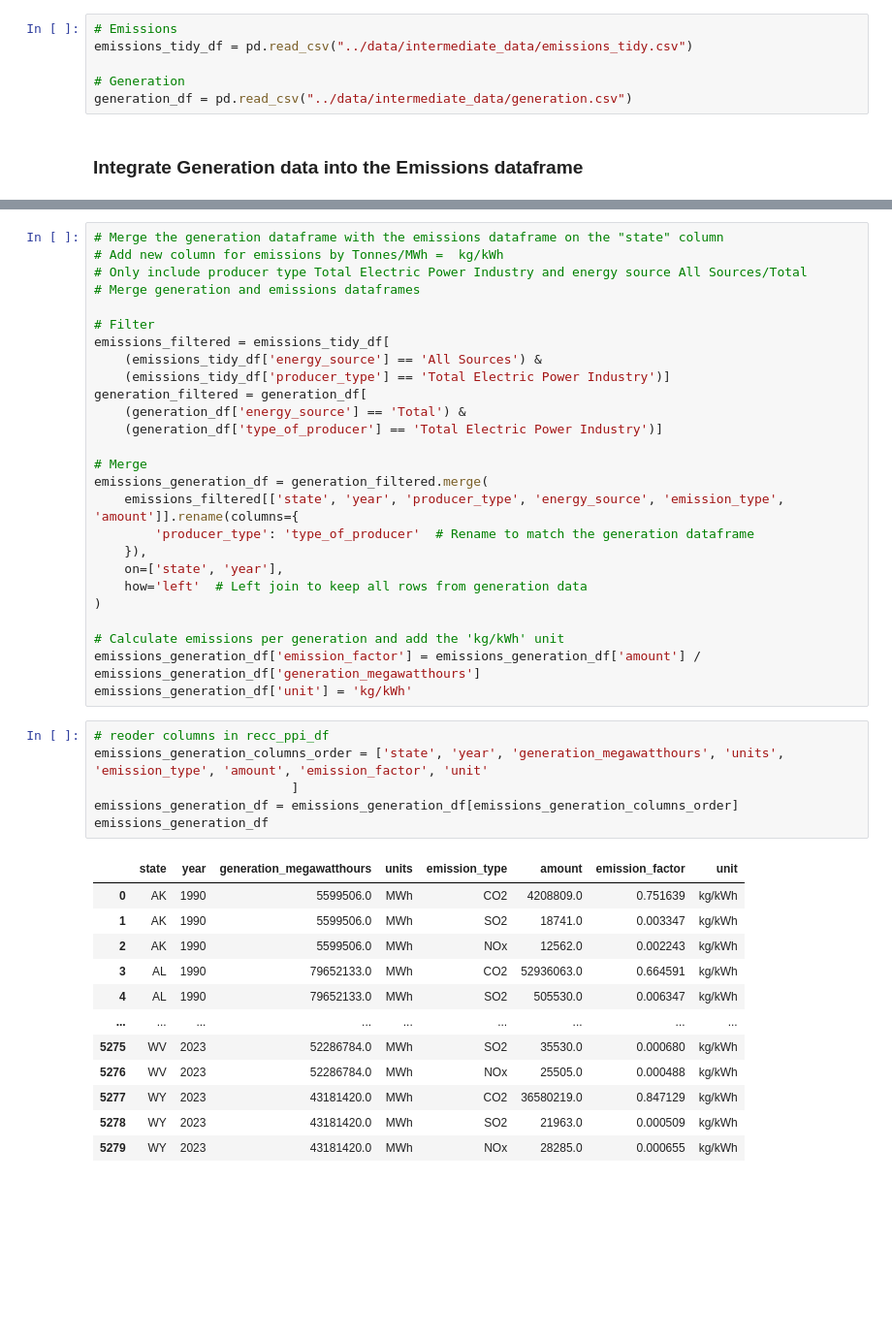
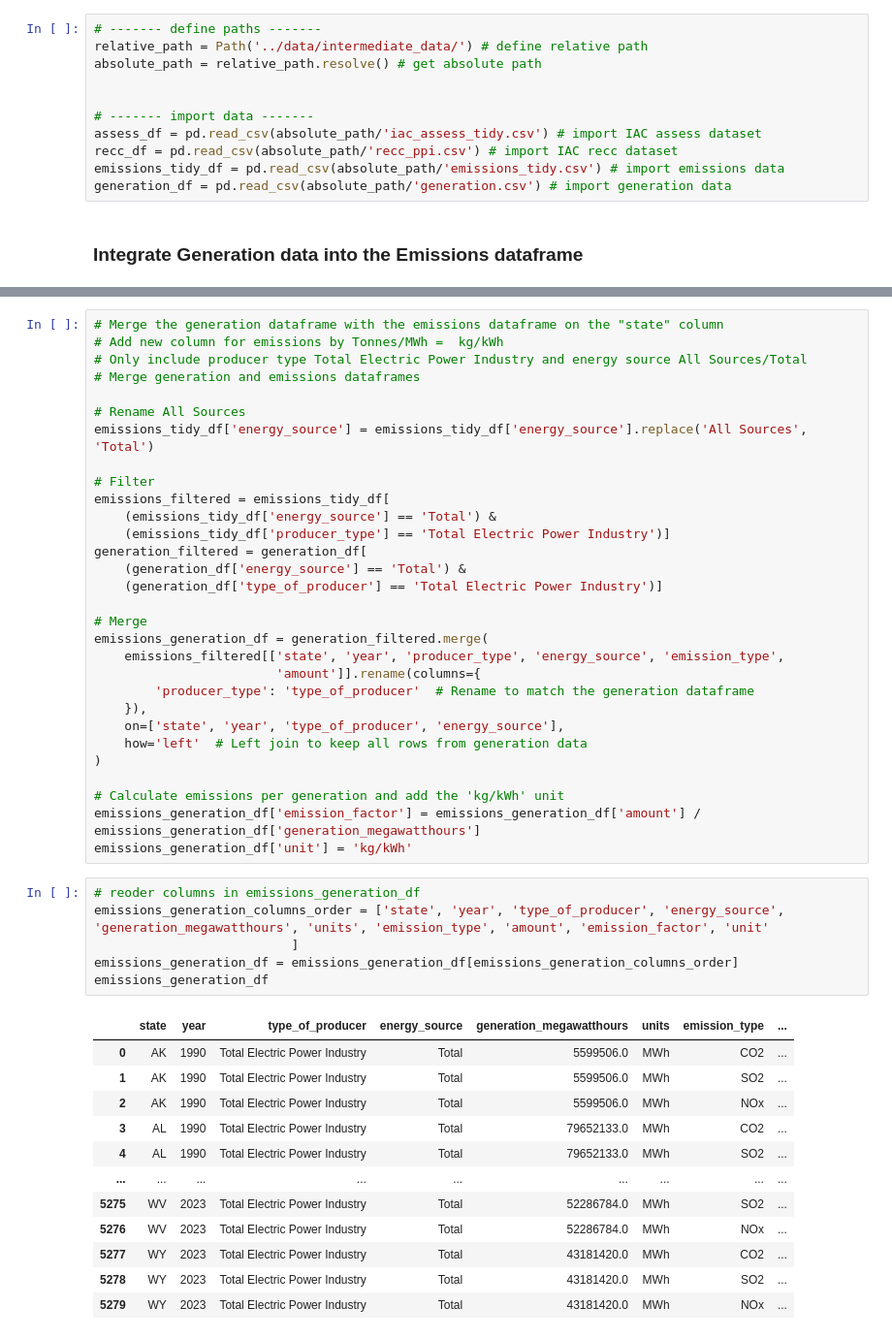
Before and after one commit to IndustrialEnergy/dataintegration, a Jupyter notebook: src/Electricity_Emissions_Integration.ipynb, the cells around one changed output, grey strips where cells are left out. Shown: that part at 97% size. Saved outputs shown, nothing was run; the diff lists cells and outputs as text; blank space fills up the shorter version.

```diff
--- a/src/Electricity_Emissions_Integration.ipynb
+++ b/src/Electricity_Emissions_Integration.ipynb
@@ -11,11 +7,16 @@ from janitor import clean_names
 # %% [markdown]
 ### Import Data
 # %%
-# Emissions
-emissions_tidy_df = pd.read_csv("../data/intermediate_data/emissions_tidy.csv")
+# ------- define paths -------
+relative_path = Path('../data/intermediate_data/') # define relative path
+absolute_path = relative_path.resolve() # get absolute path
 
-# Generation
-generation_df = pd.read_csv("../data/intermediate_data/generation.csv")
+
+# ------- import data -------
+assess_df = pd.read_csv(absolute_path/'iac_assess_tidy.csv') # import IAC assess dataset
+recc_df = pd.read_csv(absolute_path/'recc_ppi.csv') # import IAC recc dataset
+emissions_tidy_df = pd.read_csv(absolute_path/'emissions_tidy.csv') # import emissions data
+generation_df = pd.read_csv(absolute_path/'generation.csv') # import generation data
 # %% [markdown]
 ### Integrate Generation data into the Emissions dataframe
 # %%
@@ -28,9 +33,12 @@ print(list(generation_df.columns))
 # Only include producer type Total Electric Power Industry and energy source All Sources/Total
 # Merge generation and emissions dataframes
 
+# Rename All Sources
+emissions_tidy_df['energy_source'] = emissions_tidy_df['energy_source'].replace('All Sources', 'Total')
+
 # Filter
 emissions_filtered = emissions_tidy_df[
-    (emissions_tidy_df['energy_source'] == 'All Sources') &
+    (emissions_tidy_df['energy_source'] == 'Total') &
     (emissions_tidy_df['producer_type'] == 'Total Electric Power Industry')]
 generation_filtered = generation_df[
     (generation_df['energy_source'] == 'Total') &
@@ -38,10 +46,11 @@ generation_filtered = generation_df[
 
 # Merge
 emissions_generation_df = generation_filtered.merge(
-    emissions_filtered[['state', 'year', 'producer_type', 'energy_source', 'emission_type', 'amount']].rename(columns={
+    emissions_filtered[['state', 'year', 'producer_type', 'energy_source', 'emission_type',
+                        'amount']].rename(columns={
         'producer_type': 'type_of_producer'  # Rename to match the generation dataframe
     }),
-    on=['state', 'year'],
+    on=['state', 'year', 'type_of_producer', 'energy_source'],
     how='left'  # Left join to keep all rows from generation data
 )
 
@@ -49,21 +58,21 @@ emissions_generation_df = generation_filtered.merge(
 emissions_generation_df['emission_factor'] = emissions_generation_df['amount'] / emissions_generation_df['generation_megawatthours']
 emissions_generation_df['unit'] = 'kg/kWh'
 # %%
-# reoder columns in recc_ppi_df
-emissions_generation_columns_order = ['state', 'year', 'generation_megawatthours', 'units', 'emission_type', 'amount', 'emission_factor', 'unit'
+# reoder columns in emissions_generation_df
+emissions_generation_columns_order = ['state', 'year', 'type_of_producer', 'energy_source', 'generation_megawatthours', 'units', 'emission_type', 'amount', 'emission_factor', 'unit'
                           ]
 emissions_generation_df = emissions_generation_df[emissions_generation_columns_order]
 emissions_generation_df
 # %% [output]
-|  | state | year | generation_megawatthours | units | emission_type | amount | emission_factor | unit |
-| 0 | AK | 1990 | 5599506.0 | MWh | CO2 | 4208809.0 | 0.751639 | kg/kWh |
-| 1 | AK | 1990 | 5599506.0 | MWh | SO2 | 18741.0 | 0.003347 | kg/kWh |
-| 2 | AK | 1990 | 5599506.0 | MWh | NOx | 12562.0 | 0.002243 | kg/kWh |
-| 3 | AL | 1990 | 79652133.0 | MWh | CO2 | 52936063.0 | 0.664591 | kg/kWh |
-| 4 | AL | 1990 | 79652133.0 | MWh | SO2 | 505530.0 | 0.006347 | kg/kWh |
+|  | state | year | type_of_producer | energy_source | generation_megawatthours | units | emission_type | ... |
+| 0 | AK | 1990 | Total Electric Power Industry | Total | 5599506.0 | MWh | CO2 | ... |
+| 1 | AK | 1990 | Total Electric Power Industry | Total | 5599506.0 | MWh | SO2 | ... |
+| 2 | AK | 1990 | Total Electric Power Industry | Total | 5599506.0 | MWh | NOx | ... |
+| 3 | AL | 1990 | Total Electric Power Industry | Total | 79652133.0 | MWh | CO2 | ... |
+| 4 | AL | 1990 | Total Electric Power Industry | Total | 79652133.0 | MWh | SO2 | ... |
 | ... | ... | ... | ... | ... | ... | ... | ... | ... |
-| 5275 | WV | 2023 | 52286784.0 | MWh | SO2 | 35530.0 | 0.000680 | kg/kWh |
-| 5276 | WV | 2023 | 52286784.0 | MWh | NOx | 25505.0 | 0.000488 | kg/kWh |
-| 5277 | WY | 2023 | 43181420.0 | MWh | CO2 | 36580219.0 | 0.847129 | kg/kWh |
-| 5278 | WY | 2023 | 43181420.0 | MWh | SO2 | 21963.0 | 0.000509 | kg/kWh |
-| 5279 | WY | 2023 | 43181420.0 | MWh | NOx | 28285.0 | 0.000655 | kg/kWh |
+| 5275 | WV | 2023 | Total Electric Power Industry | Total | 52286784.0 | MWh | SO2 | ... |
+| 5276 | WV | 2023 | Total Electric Power Industry | Total | 52286784.0 | MWh | NOx | ... |
+| 5277 | WY | 2023 | Total Electric Power Industry | Total | 43181420.0 | MWh | CO2 | ... |
+| 5278 | WY | 2023 | Total Electric Power Industry | Total | 43181420.0 | MWh | SO2 | ... |
+| 5279 | WY | 2023 | Total Electric Power Industry | Total | 43181420.0 | MWh | NOx | ... |
```
Also changed, not shown: parts of 18 cells of this notebook, 1 other file.
